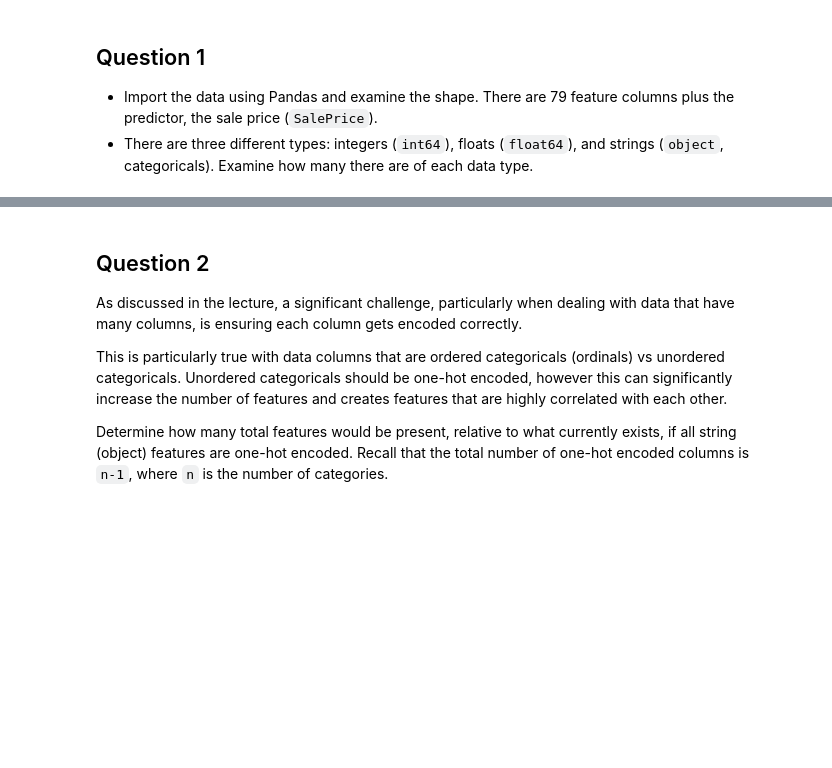
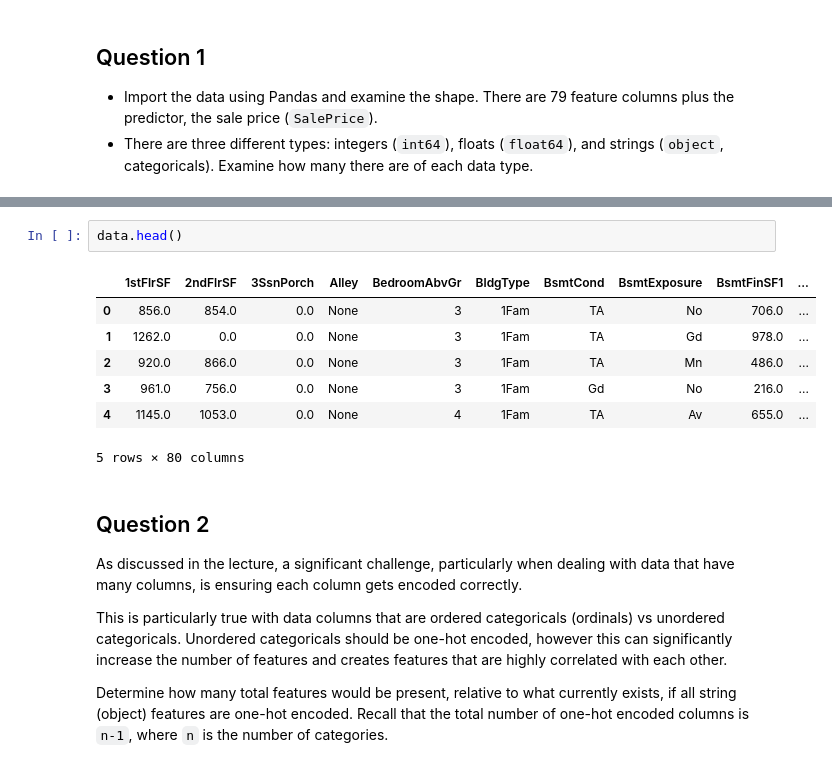
Before and after one commit to anishmo99/intel-Machine-Learning, a Jupyter notebook: Intel-ML101-Class3/Week3_Train_Test_Splits_Validation_Linear_Regression_HW.ipynb, the cells around one changed output, grey strips where cells are left out. Saved outputs shown, nothing was run; the diff lists cells and outputs as text; blank space fills up the shorter version.

```diff
--- a/Intel-ML101-Class3/Week3_Train_Test_Splits_Validation_Linear_Regression_HW.ipynb
+++ b/Intel-ML101-Class3/Week3_Train_Test_Splits_Validation_Linear_Regression_HW.ipynb
@@ -129,3 +136,13 @@ data.dtypes.value_counts()
+# %%
+data.head()
+# %% [output]
+|  | 1stFlrSF | 2ndFlrSF | 3SsnPorch | Alley | BedroomAbvGr | BldgType | BsmtCond | BsmtExposure | BsmtFinSF1 | ... |
+| 0 | 856.0 | 854.0 | 0.0 | None | 3 | 1Fam | TA | No | 706.0 | ... |
+| 1 | 1262.0 | 0.0 | 0.0 | None | 3 | 1Fam | TA | Gd | 978.0 | ... |
+| 2 | 920.0 | 866.0 | 0.0 | None | 3 | 1Fam | TA | Mn | 486.0 | ... |
+| 3 | 961.0 | 756.0 | 0.0 | None | 3 | 1Fam | Gd | No | 216.0 | ... |
+| 4 | 1145.0 | 1053.0 | 0.0 | None | 4 | 1Fam | TA | Av | 655.0 | ... |
+5 rows × 80 columns
 # %% [markdown]
 ## Question 2
 
```
Also changed, not shown: parts of 18 cells of this notebook, 1 other file.
